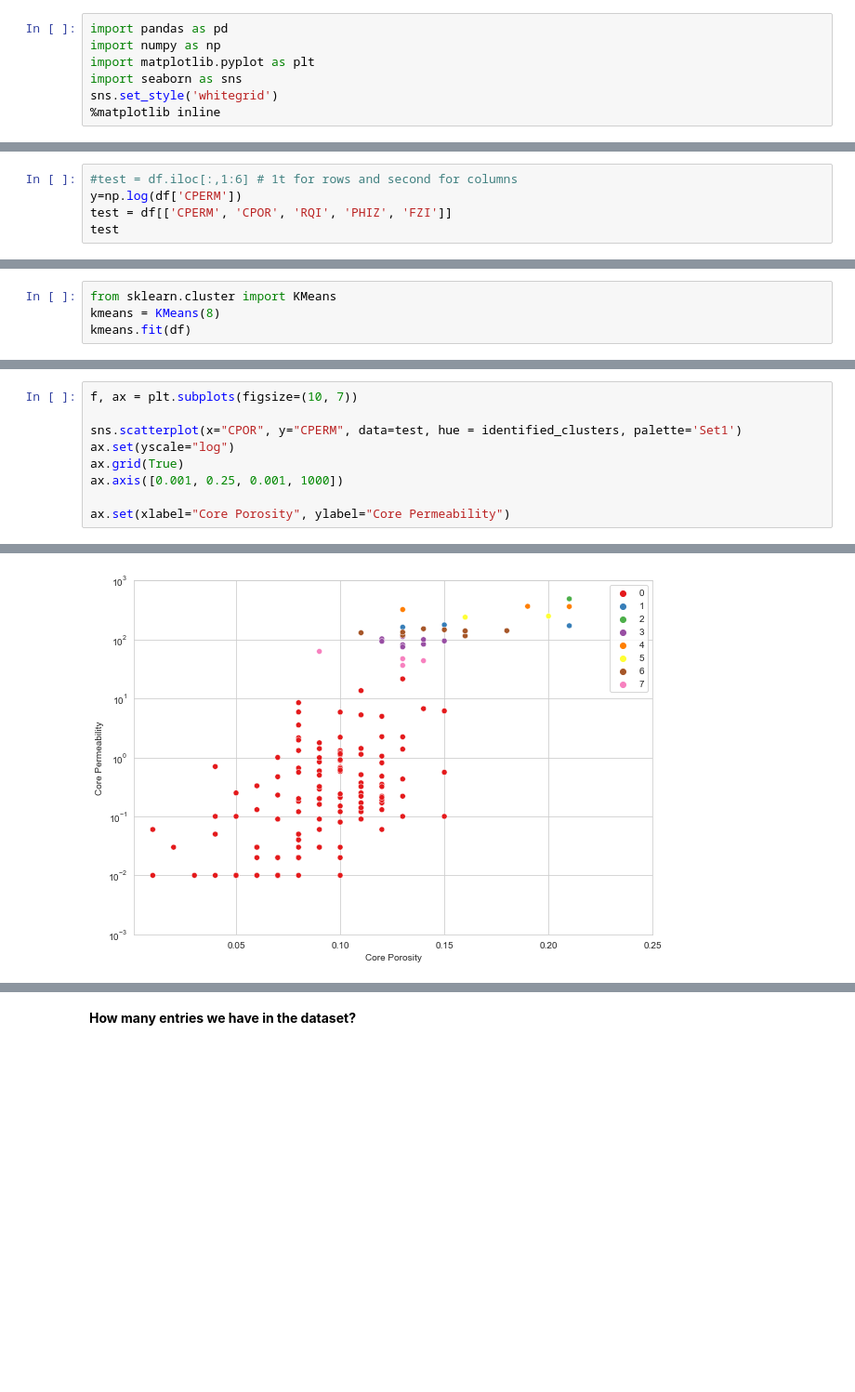
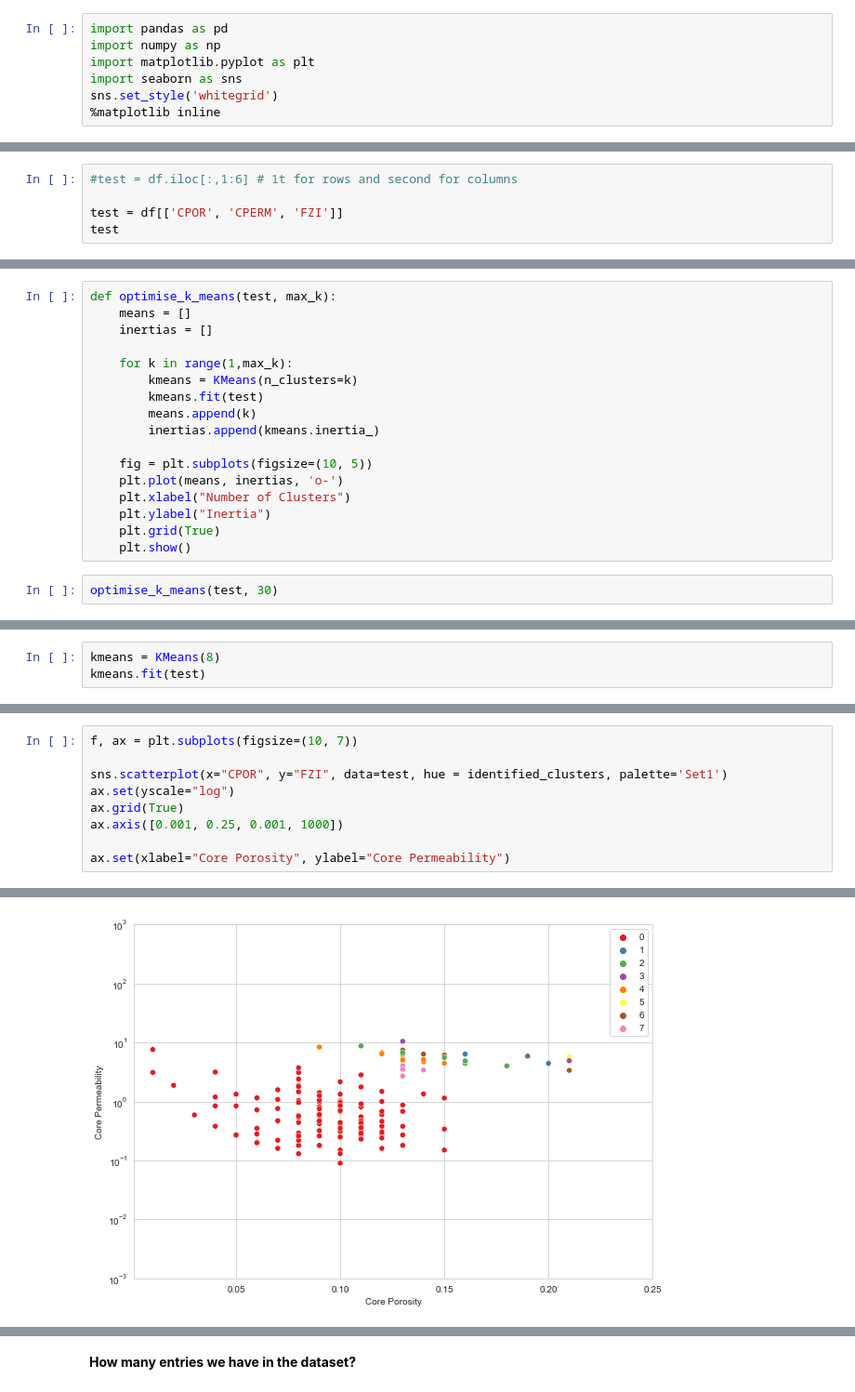
Before and after one commit to vadimsavenkov/CorePoroPerm, a Jupyter notebook: core_analysis_HFU.ipynb, the cells around one changed output, grey strips where cells are left out. Shown: that part at 93% size. Drawn from its saved outputs; the diff is of its cells as text; blank space fills up the shorter version.

```diff
--- a/core_analysis_HFU.ipynb
+++ b/core_analysis_HFU.ipynb
@@ -50,6 +44,6 @@ ax.set(xlabel="Core Porosity", ylabel="Core Permeability")
 # %%
 #test = df.iloc[:,1:6] # 1t for rows and second for columns
-y=np.log(df['CPERM'])
-test = df[['CPERM', 'CPOR', 'RQI', 'PHIZ', 'FZI']]
+
+test = df[['CPOR', 'CPERM', 'FZI']]
 test
 # %% [output]
@@ -68,0 +77,19 @@ test
+# %%
+def optimise_k_means(test, max_k):
+    means = []
+    inertias = []
+
+    for k in range(1,max_k):
+        kmeans = KMeans(n_clusters=k)
+        kmeans.fit(test)
+        means.append(k)
+        inertias.append(kmeans.inertia_)
+
+    fig = plt.subplots(figsize=(10, 5))
+    plt.plot(means, inertias, 'o-')
+    plt.xlabel("Number of Clusters")
+    plt.ylabel("Inertia")
+    plt.grid(True)
+    plt.show()
+# %%
+optimise_k_means(test, 30)
@@ -69,5 +98,4 @@ test
 # %%
-from sklearn.cluster import KMeans
 kmeans = KMeans(8)
-kmeans.fit(df)
+kmeans.fit(test)
 # %% [output]
@@ -88,15 +115,15 @@ array([0, 0, 0, 0, 0, 0, 0, 0, 0, 0, 0, 0, 0, 0, 0, 0, 0, 0, 0, 0, 0, 0,
 # %%
 f, ax = plt.subplots(figsize=(10, 7))
 
-sns.scatterplot(x="CPOR", y="CPERM", data=test, hue = identified_clusters, palette='Set1')
+sns.scatterplot(x="CPOR", y="FZI", data=test, hue = identified_clusters, palette='Set1')
 ax.set(yscale="log")
 ax.grid(True)
 ax.axis([0.001, 0.25, 0.001, 1000])
 
 ax.set(xlabel="Core Porosity", ylabel="Core Permeability")
 # %% [output]
 [Text(0.5, 0, 'Core Porosity'), Text(0, 0.5, 'Core Permeability')]
-[figure, old version]
+[figure, new version]
 # %%
 
 def myfunc(value):
```
Also changed, not shown: parts of 12 cells of this notebook.
